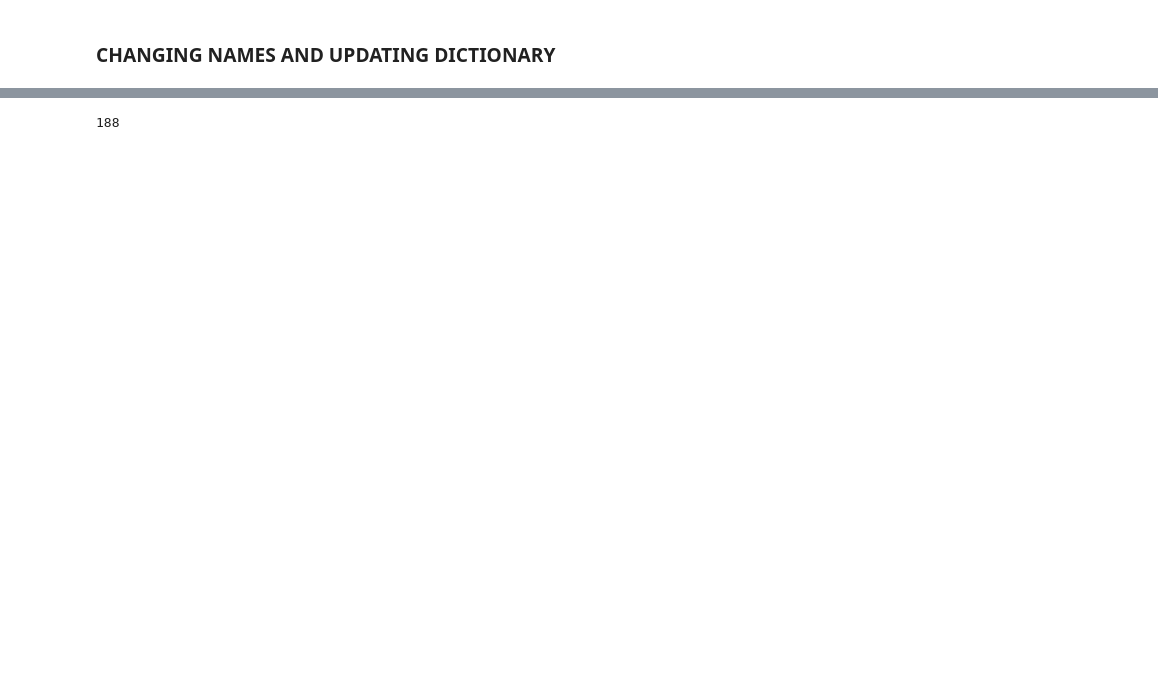
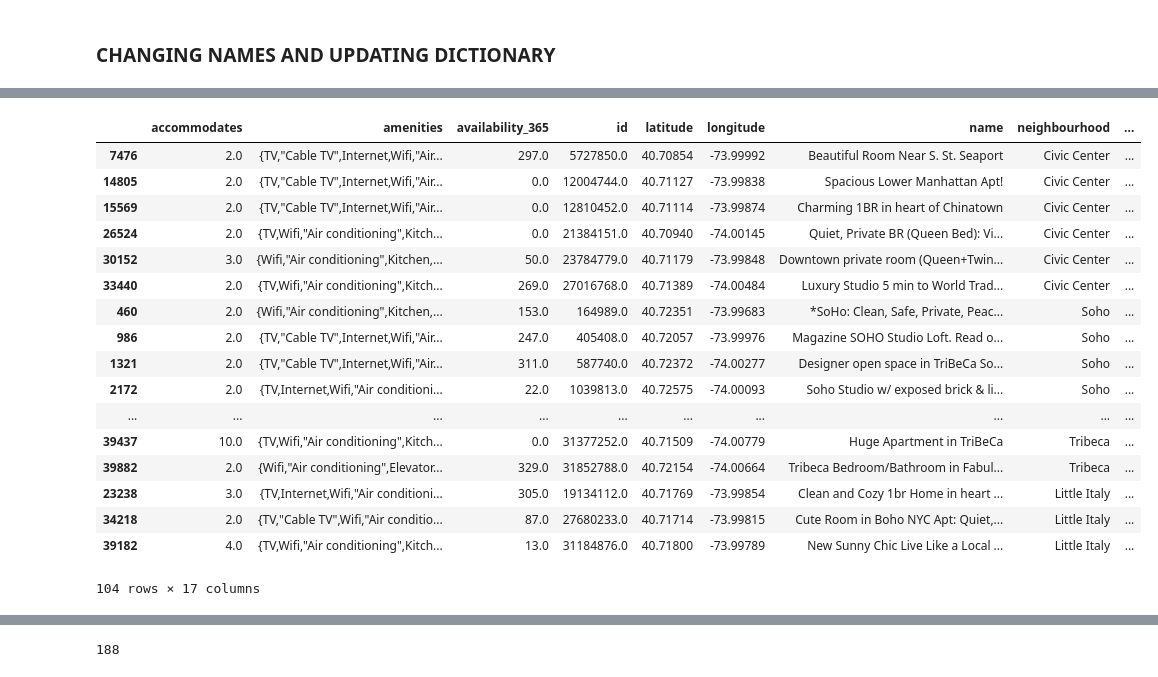
Before and after one commit to christinemazur/project1, a Jupyter notebook: NYCAnalysis.ipynb, the cells around one changed output, grey strips where cells are left out. Saved outputs shown, nothing was run; the diff lists cells and outputs as text; code cells hidden in the pictures; blank space fills up the shorter version.

```diff
--- a/NYCAnalysis.ipynb
+++ b/NYCAnalysis.ipynb
@@ -135,0 +158,28 @@ d['Eastchester-Edenwald-Baychester'].head()
+# %%
+# ADDING LISTS TOGETHER
+
+d['SoHo-TriBeCa-Civic Center-Little Italy'] = d['SoHo-TriBeCa-Civic Center-Little Italy'].append(d['Little Italy'], ignore_index=False)
+# %%
+# adding new neighborhood name
+d['SoHo-TriBeCa-Civic Center-Little Italy']['new neighborhood'] = 'SoHo-TriBeCa-Civic Center-Little Italy'
+# %%
+d['SoHo-TriBeCa-Civic Center-Little Italy']
+# %% [output]
+|  | accommodates | amenities | availability_365 | id | latitude | longitude | name | neighbourhood | ... |
+| 7476 | 2.0 | {TV,"Cable TV",Internet,Wifi,"Air... | 297.0 | 5727850.0 | 40.70854 | -73.99992 | Beautiful Room Near S. St. Seaport | Civic Center | ... |
+| 14805 | 2.0 | {TV,"Cable TV",Internet,Wifi,"Air... | 0.0 | 12004744.0 | 40.71127 | -73.99838 | Spacious Lower Manhattan Apt! | Civic Center | ... |
+| 15569 | 2.0 | {TV,"Cable TV",Internet,Wifi,"Air... | 0.0 | 12810452.0 | 40.71114 | -73.99874 | Charming 1BR in heart of Chinatown | Civic Center | ... |
+| 26524 | 2.0 | {TV,Wifi,"Air conditioning",Kitch... | 0.0 | 21384151.0 | 40.70940 | -74.00145 | Quiet, Private BR (Queen Bed): Vi... | Civic Center | ... |
+| 30152 | 3.0 | {Wifi,"Air conditioning",Kitchen,... | 50.0 | 23784779.0 | 40.71179 | -73.99848 | Downtown private room (Queen+Twin... | Civic Center | ... |
+| 33440 | 2.0 | {TV,Wifi,"Air conditioning",Kitch... | 269.0 | 27016768.0 | 40.71389 | -74.00484 | Luxury Studio 5 min to World Trad... | Civic Center | ... |
+| 460 | 2.0 | {Wifi,"Air conditioning",Kitchen,... | 153.0 | 164989.0 | 40.72351 | -73.99683 | *SoHo: Clean, Safe, Private, Peac... | Soho | ... |
+| 986 | 2.0 | {TV,"Cable TV",Internet,Wifi,"Air... | 247.0 | 405408.0 | 40.72057 | -73.99976 | Magazine SOHO Studio Loft. Read o... | Soho | ... |
+| 1321 | 2.0 | {TV,"Cable TV",Internet,Wifi,"Air... | 311.0 | 587740.0 | 40.72372 | -74.00277 | Designer open space in TriBeCa So... | Soho | ... |
+| 2172 | 2.0 | {TV,Internet,Wifi,"Air conditioni... | 22.0 | 1039813.0 | 40.72575 | -74.00093 | Soho Studio w/ exposed brick & li... | Soho | ... |
+| ... | ... | ... | ... | ... | ... | ... | ... | ... | ... |
+| 39437 | 10.0 | {TV,Wifi,"Air conditioning",Kitch... | 0.0 | 31377252.0 | 40.71509 | -74.00779 | Huge Apartment in TriBeCa | Tribeca | ... |
+| 39882 | 2.0 | {Wifi,"Air conditioning",Elevator... | 329.0 | 31852788.0 | 40.72154 | -74.00664 | Tribeca Bedroom/Bathroom in Fabul... | Tribeca | ... |
+| 23238 | 3.0 | {TV,Internet,Wifi,"Air conditioni... | 305.0 | 19134112.0 | 40.71769 | -73.99854 | Clean and Cozy 1br Home in heart ... | Little Italy | ... |
+| 34218 | 2.0 | {TV,"Cable TV",Wifi,"Air conditio... | 87.0 | 27680233.0 | 40.71714 | -73.99815 | Cute Room in Boho NYC Apt: Quiet,... | Little Italy | ... |
+| 39182 | 4.0 | {TV,Wifi,"Air conditioning",Kitch... | 13.0 | 31184876.0 | 40.71800 | -73.99789 | New Sunny Chic Live Like a Local ... | Little Italy | ... |
+104 rows × 17 columns
```
Also changed, not shown: parts of 7 cells of this notebook.
